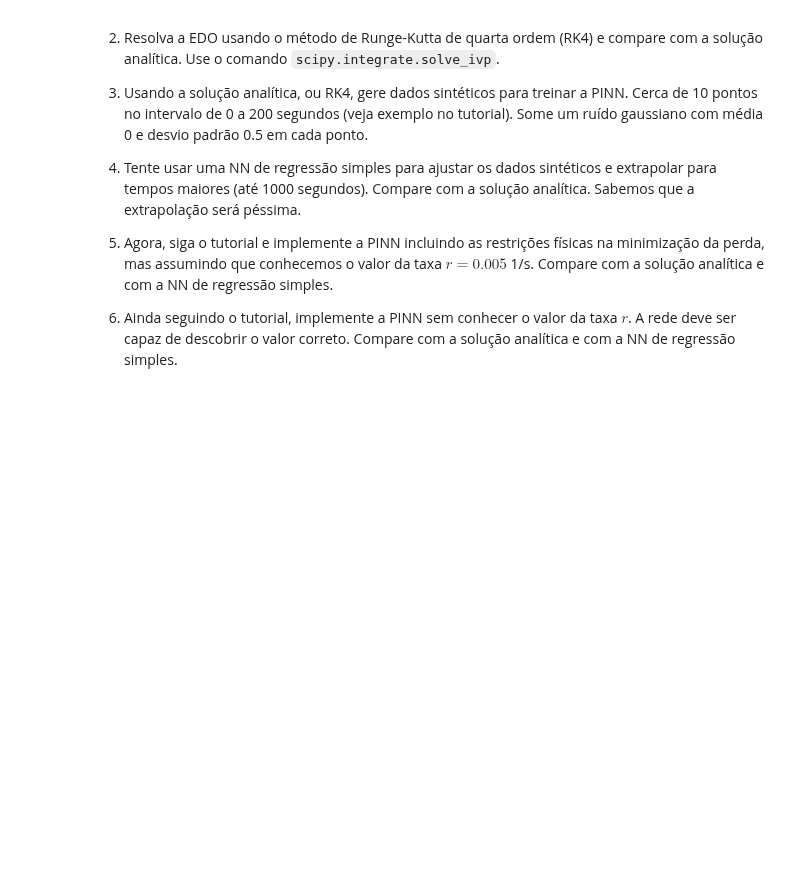
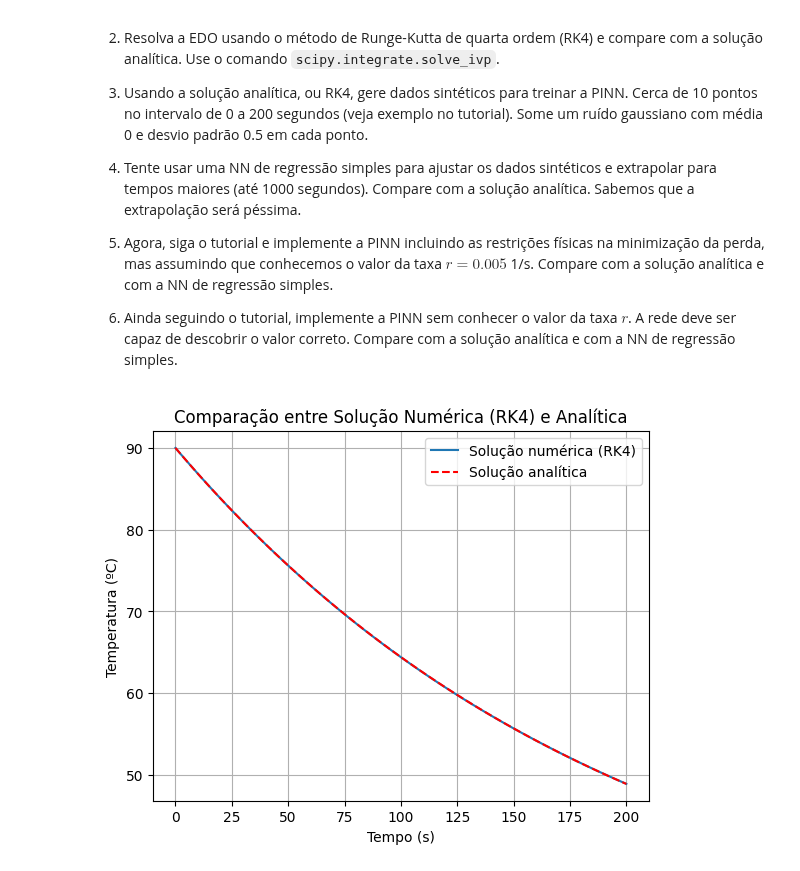
Before and after one commit to brunamendesfis/Computational_Physics, a Jupyter notebook: Redes_Neurais/Atividade_04/Exercício_01.ipynb, the cells around one changed output. Saved outputs shown, nothing was run; the diff lists cells and outputs as text; code cells hidden in the pictures; blank space fills up the shorter version.

```diff
--- a/Redes_Neurais/Atividade_04/Exercício_01.ipynb
+++ b/Redes_Neurais/Atividade_04/Exercício_01.ipynb
@@ -79,3 +79,35 @@ def physics_loss_discovery(model, Tenv):
 
     # Return the mean squared error of the PDE residual
     return tf.reduce_mean(tf.square(pde))
+# %%
+import numpy as np
+import matplotlib.pyplot as plt
+from scipy.integrate import solve_ivp
+
+# Definindo a EDO: dT/dt = r * (T_amb - T)
+def cooling(t, T, r=0.005, T_amb=25):
+    return r * (T_amb - T)
+
+# Condição inicial e tempo
+T0 = 90  # Temperatura inicial (em ºC)
+t_span = (0, 200)  # Intervalo de tempo
+t_eval = np.linspace(0, 200, 100)  # Pontos de avaliação
+
+# Resolvendo a EDO com o solver Runge-Kutta
+sol = solve_ivp(cooling, t_span, [T0], t_eval=t_eval)
+
+# Plotando a solução
+plt.plot(sol.t, sol.y[0], label="Solução numérica (RK4)")
+
+# Solução analítica
+T_analyt = 25 + (T0 - 25) * np.exp(-0.005 * sol.t)
+plt.plot(sol.t, T_analyt, '--', label="Solução analítica", color='red')
+
+plt.xlabel("Tempo (s)")
+plt.ylabel("Temperatura (ºC)")
+plt.legend()
+plt.title("Comparação entre Solução Numérica (RK4) e Analítica")
+plt.grid(True)
+plt.show()
+# %% [output]
+[figure, added]
```
Also changed, not shown: parts of 4 cells of this notebook.
